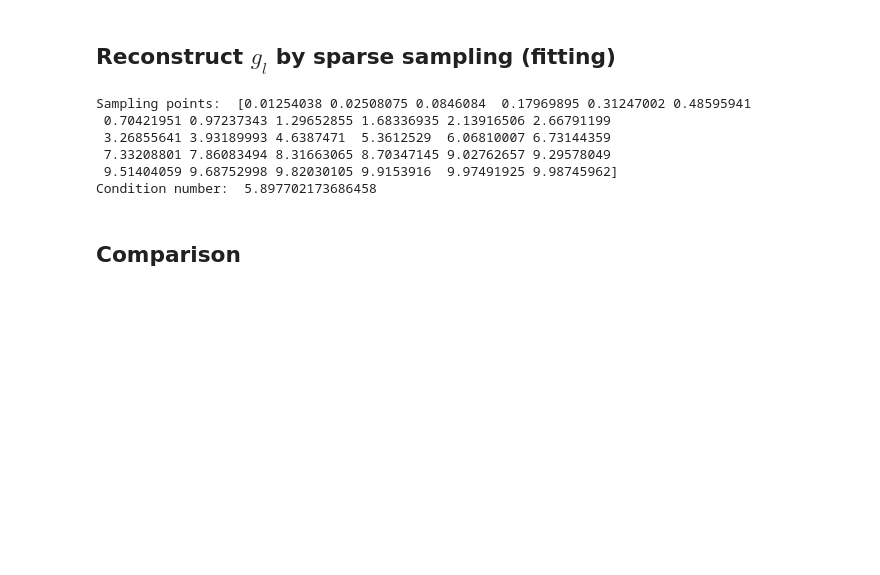
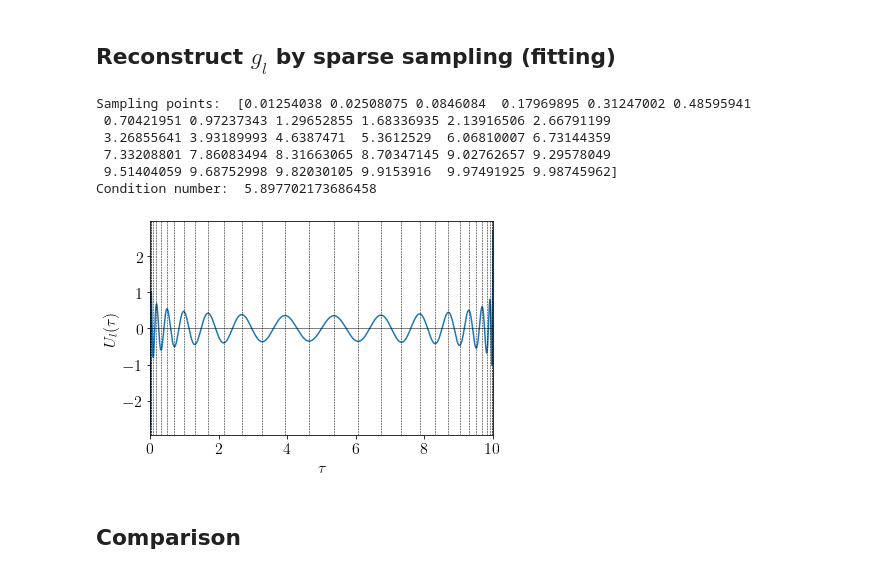
Before and after one commit to shinaoka/numerical_recipes_many_body_physics, a Jupyter notebook: section7.ipynb, the cells around one changed output. Saved outputs shown, nothing was run; the diff lists cells and outputs as text; code cells hidden in the pictures; blank space fills up the shorter version.

Commit message:
Add sparse sampling

```diff
--- a/section7.ipynb
+++ b/section7.ipynb
@@ -30,7 +33,8 @@ basis = irbasis3.FiniteTempBasis(
 ## Fitting $\rho(\omega)$
 # %%
 # Three Gaussian peaks (normalized to 1)
-gaussian = lambda x, mu, sigma: np.exp(-((x-mu)/sigma)**2)/(np.sqrt(np.pi)*sigma)
+gaussian = lambda x, mu, sigma:\
+    np.exp(-((x-mu)/sigma)**2)/(np.sqrt(np.pi)*sigma)
 
 rho = lambda omega: 0.2*gaussian(omega, 0.0, 0.15) + \
     0.4*gaussian(omega, 1.0, 0.8) + 0.4*gaussian(omega, -1.0, 0.8)
@@ -39,6 +43,8 @@ omegas = np.linspace(-5, 5, 1000)
 plt.xlabel(r'$\omega$')
 plt.ylabel(r'$\rho(\omega)$')
 plt.plot(omegas, rho(omegas))
+#plt.tight_layout()
+#plt.savefig("section7_rho_omega.pdf")
 # %% [output]
 [<matplotlib.lines.Line2D at 0x...>]
 [figure]
@@ -96,6 +102,19 @@ Sampling points:  [0.01254038 0.02508075 0.0846084  0.17969895 0.31247002 0.4859
  7.33208801 7.86083494 8.31663065 8.70347145 9.02762657 9.29578049
  9.51404059 9.68752998 9.82030105 9.9153916  9.97491925 9.98745962]
 Condition number:  5.897702173686458
+# %%
+plt.plot(taus, basis.u[-1](taus))
+plt.plot(taus, np.zeros_like(taus), ls='-', color='k', marker='', lw=0.5)
+#plt.plot(smpl.sampling_points, np.full(smpl.sampling_points.size, 0.0), ls='', marker='x')
+for x in smpl.sampling_points:
+    plt.axvline(x=x, ls='--', lw=0.5, color='k')
+plt.xlabel(r'$\tau$')
+plt.ylabel(r'$U_l(\tau)$')
+plt.xlim([0, beta])
+plt.tight_layout()
+plt.savefig('sampling_points_tau.pdf')
+# %% [output]
+[figure, added]
 # %% [markdown]
 ## Comparison
 # %%
```
Also changed, not shown: parts of 1 cell of this notebook, 2 other files.
